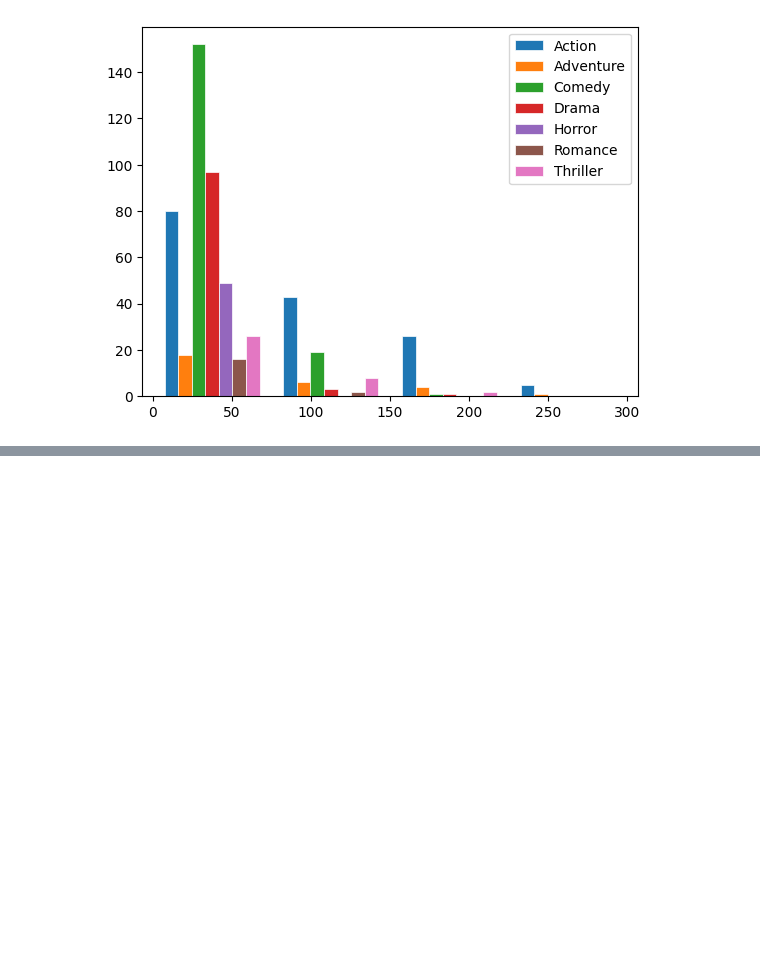
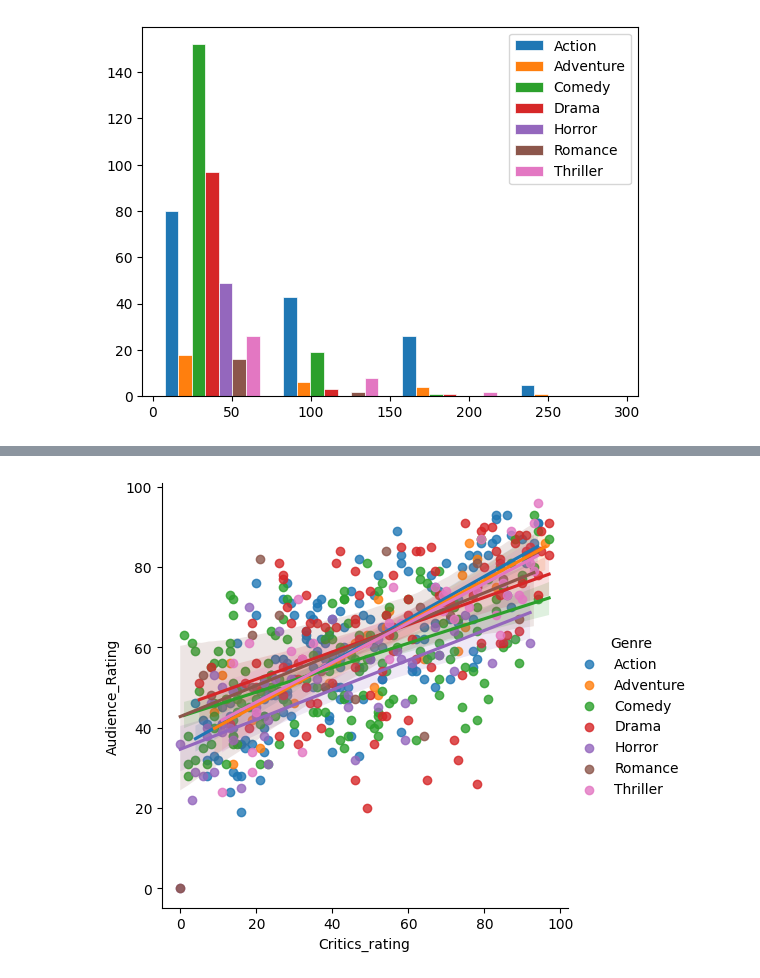
Before and after one commit to HristiyanIvanovski/Advanced-visualisation, a Jupyter notebook: movie_ratings_visuals.ipynb, the cells around one changed output, grey strips where cells are left out. Saved outputs shown, nothing was run; the diff lists cells and outputs as text; code cells hidden in the pictures; blank space fills up the shorter version.

```diff
--- a/movie_ratings_visuals.ipynb
+++ b/movie_ratings_visuals.ipynb
@@ -145,0 +155,11 @@ plt.show()
+# %%
+# lm plots
+lmp1 = sns.lmplot(data=movies,
+                  x='Critics_rating',
+                  y='Audience_Rating',
+                  fit_reg='True',
+                  hue='Genre',
+                  aspect=1
+                  )
+# %% [output]
+[figure, added]
```
Also changed, not shown: parts of 5 cells of this notebook.
